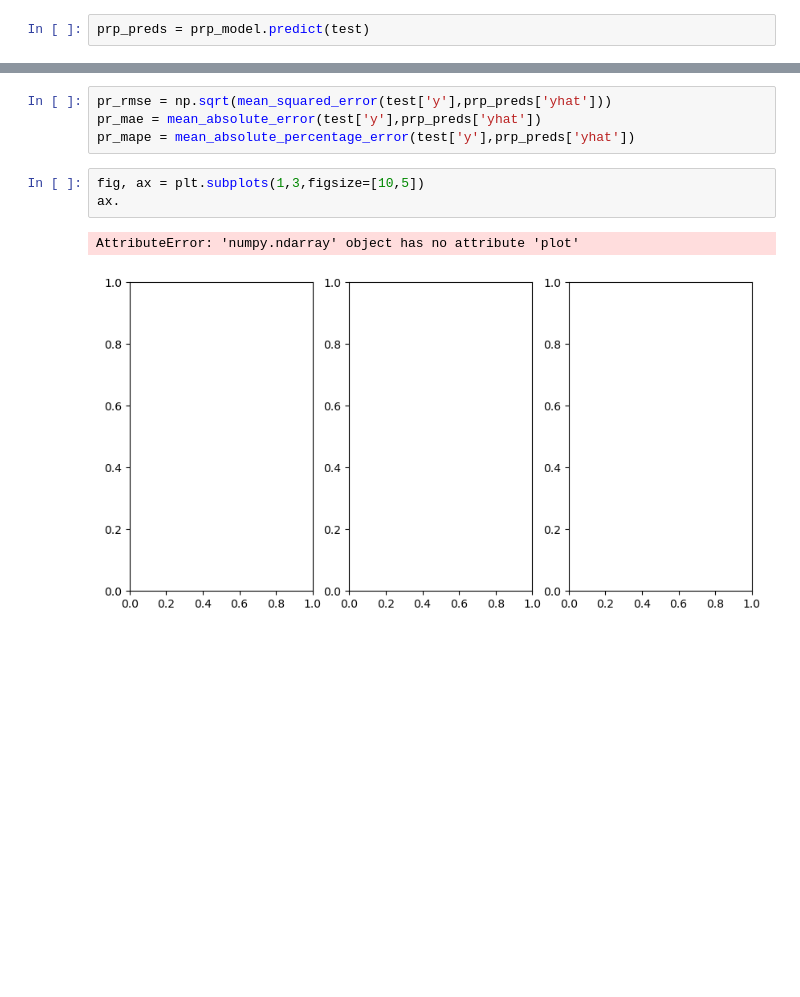
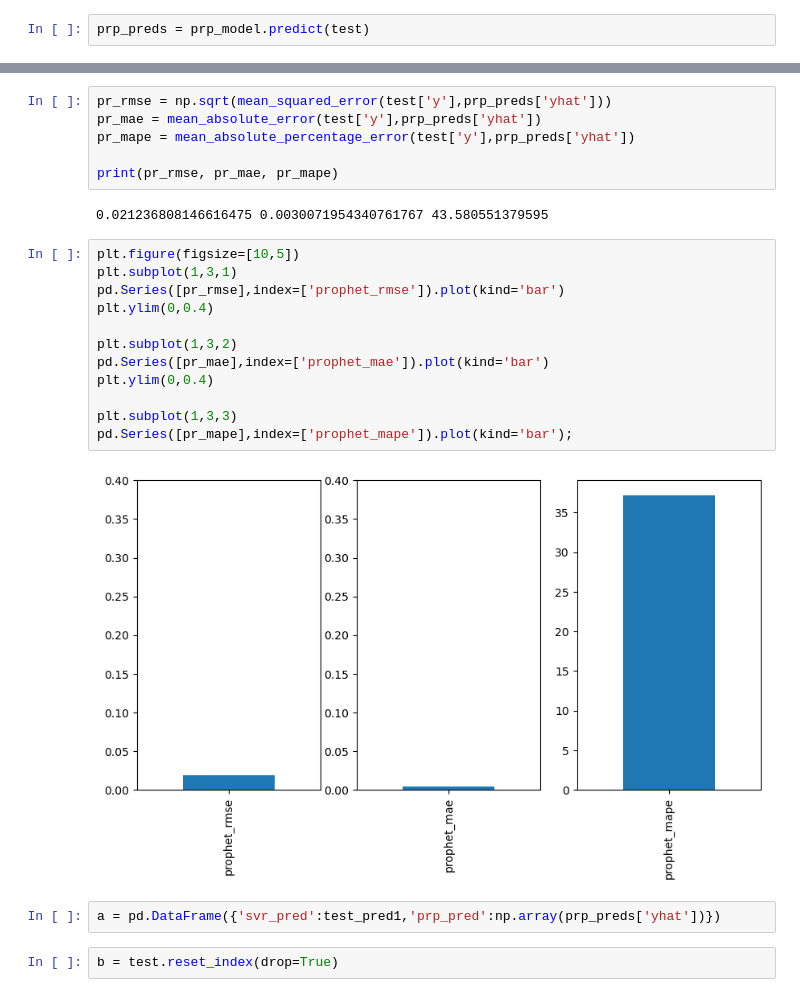
Before and after one commit to Oluwajuwon-O/project_notebooks, a Jupyter notebook: Forecasting/Comparing forecasts.ipynb, the cells around one changed output, grey strips where cells are left out. Drawn from its saved outputs; the diff is of its cells as text; blank space fills up the shorter version.

```diff
--- a/Forecasting/Comparing forecasts.ipynb
+++ b/Forecasting/Comparing forecasts.ipynb
@@ -580,9 +591,25 @@ plt.ylim(0,0.04);
 pr_rmse = np.sqrt(mean_squared_error(test['y'],prp_preds['yhat']))
 pr_mae = mean_absolute_error(test['y'],prp_preds['yhat'])
 pr_mape = mean_absolute_percentage_error(test['y'],prp_preds['yhat'])
+
+print(pr_rmse, pr_mae, pr_mape)
+# %% [output]
+0.021236808146616475 0.0030071954340761767 43.580551379595
-# %%
-fig, ax = plt.subplots(1,3,figsize=[10,5])
-ax.
-# %% [output]
-AttributeError: 'numpy.ndarray' object has no attribute 'plot'
-[figure, removed]
+# %%
+plt.figure(figsize=[10,5])
+plt.subplot(1,3,1)
+pd.Series([pr_rmse],index=['prophet_rmse']).plot(kind='bar')
+plt.ylim(0,0.4)
+
+plt.subplot(1,3,2)
+pd.Series([pr_mae],index=['prophet_mae']).plot(kind='bar')
+plt.ylim(0,0.4)
+
+plt.subplot(1,3,3)
+pd.Series([pr_mape],index=['prophet_mape']).plot(kind='bar');
+# %% [output]
+[figure, added]
+# %%
+a = pd.DataFrame({'svr_pred':test_pred1,'prp_pred':np.array(prp_preds['yhat'])})
+# %%
+b = test.reset_index(drop=True)
```
Also changed, not shown: parts of 24 cells of this notebook, 6 other files.
